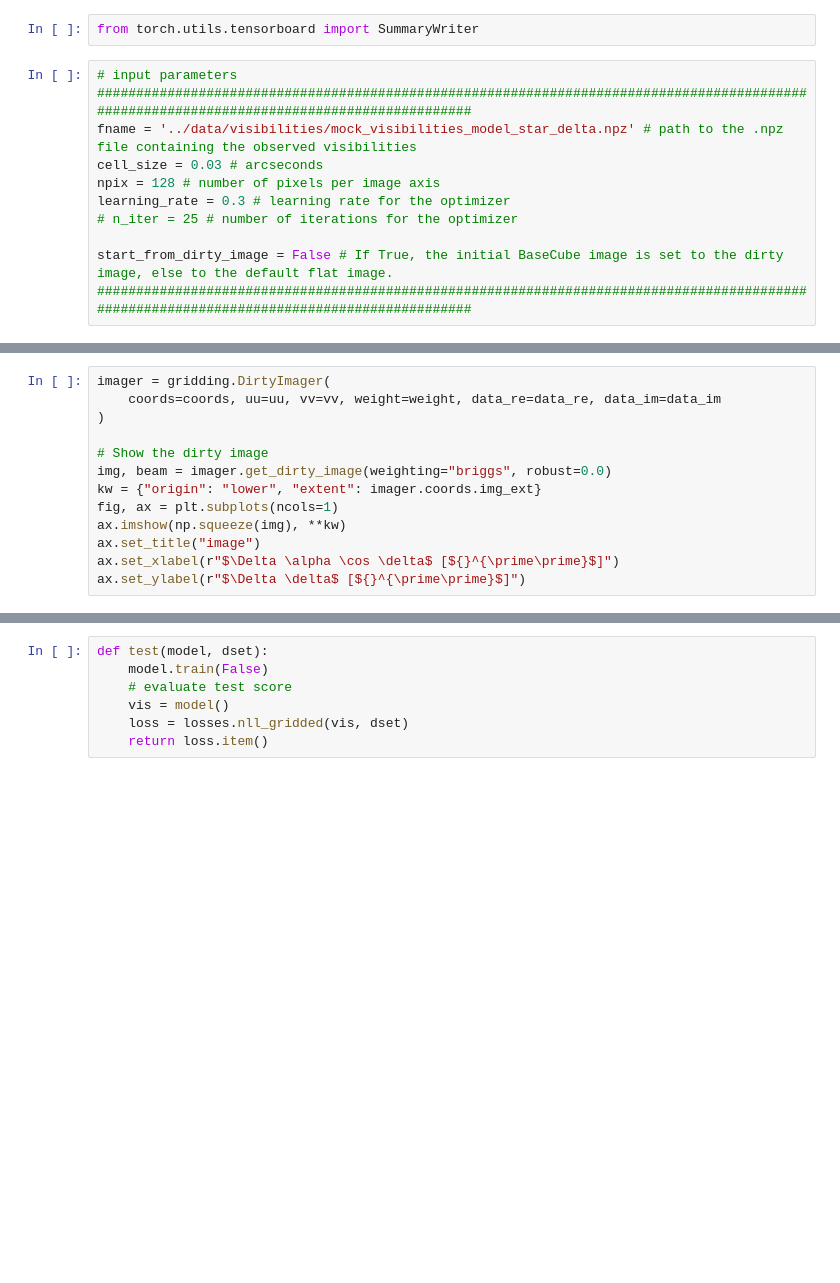
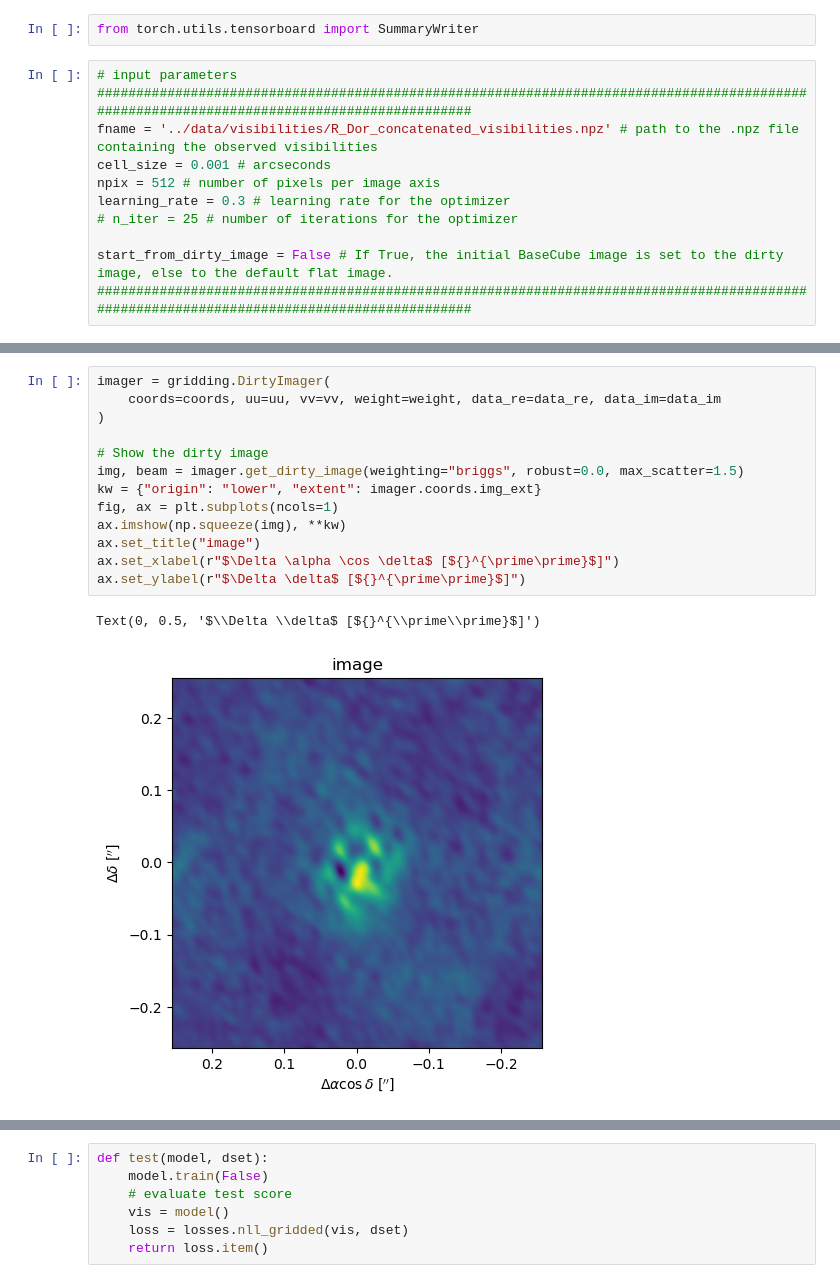
Before and after one commit to behzadarbab/Machine-Learning-Imaging, a Jupyter notebook: scripts/CV_our_data.ipynb, the cells around one changed output, grey strips where cells are left out. Cells and saved outputs as stored; diff of their text form; blank space fills up the shorter version.

```diff
--- a/scripts/CV_our_data.ipynb
+++ b/scripts/CV_our_data.ipynb
@@ -28,9 +26,9 @@ from torch.utils.tensorboard import SummaryWriter
 # %%
 # input parameters
 ###########################################################################################################################################
-fname = '../data/visibilities/mock_visibilities_model_star_delta.npz' # path to the .npz file containing the observed visibilities
-cell_size = 0.03 # arcseconds
-npix = 128 # number of pixels per image axis
+fname = '../data/visibilities/R_Dor_concatenated_visibilities.npz' # path to the .npz file containing the observed visibilities
+cell_size = 0.001 # arcseconds
+npix = 512 # number of pixels per image axis
 learning_rate = 0.3 # learning rate for the optimizer
 # n_iter = 25 # number of iterations for the optimizer
 
@@ -61,16 +61,19 @@ dset
 # %%
 imager = gridding.DirtyImager(
     coords=coords, uu=uu, vv=vv, weight=weight, data_re=data_re, data_im=data_im
 )
 
 # Show the dirty image
-img, beam = imager.get_dirty_image(weighting="briggs", robust=0.0)
+img, beam = imager.get_dirty_image(weighting="briggs", robust=0.0, max_scatter=1.5)
 kw = {"origin": "lower", "extent": imager.coords.img_ext}
 fig, ax = plt.subplots(ncols=1)
 ax.imshow(np.squeeze(img), **kw)
 ax.set_title("image")
 ax.set_xlabel(r"$\Delta \alpha \cos \delta$ [${}^{\prime\prime}$]")
 ax.set_ylabel(r"$\Delta \delta$ [${}^{\prime\prime}$]")
+# %% [output]
+Text(0, 0.5, '$\\Delta \\delta$ [${}^{\\prime\\prime}$]')
+[figure, added]
 # %%
 # Show the dirty beam
 img, beam = imager.get_dirty_image(weighting="briggs", robust=0.0)
```
Also changed, not shown: parts of 15 cells of this notebook.
